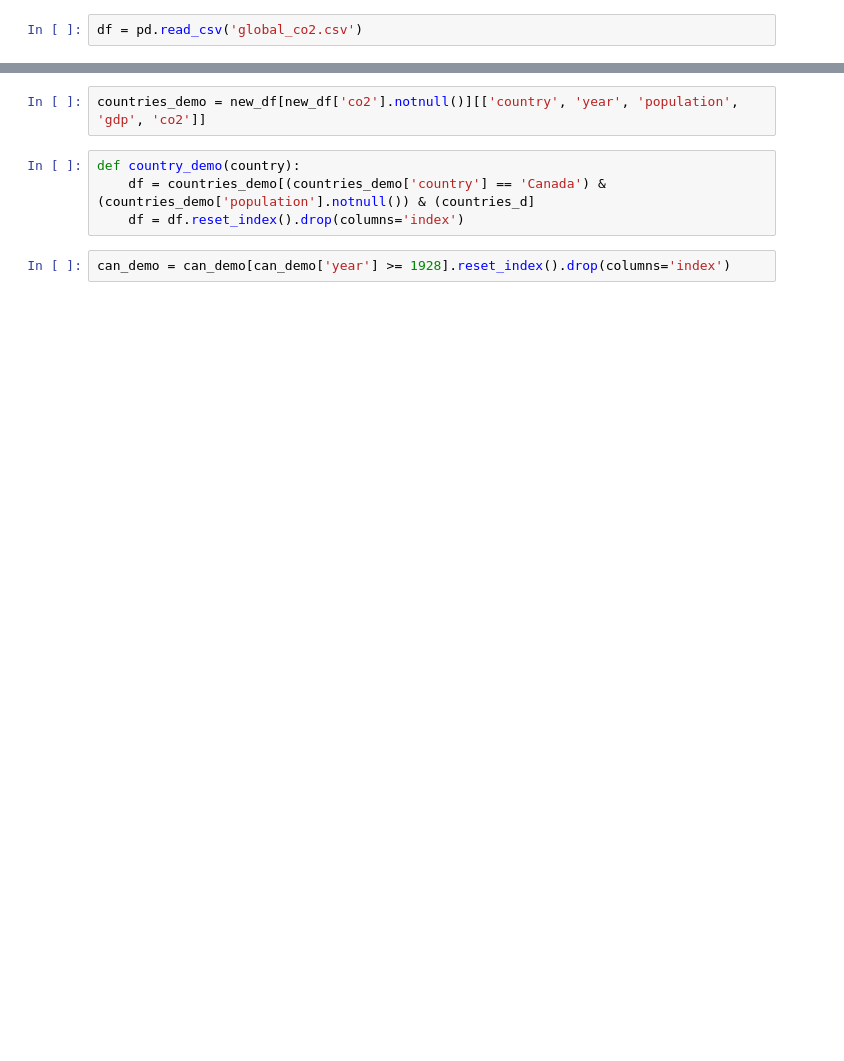
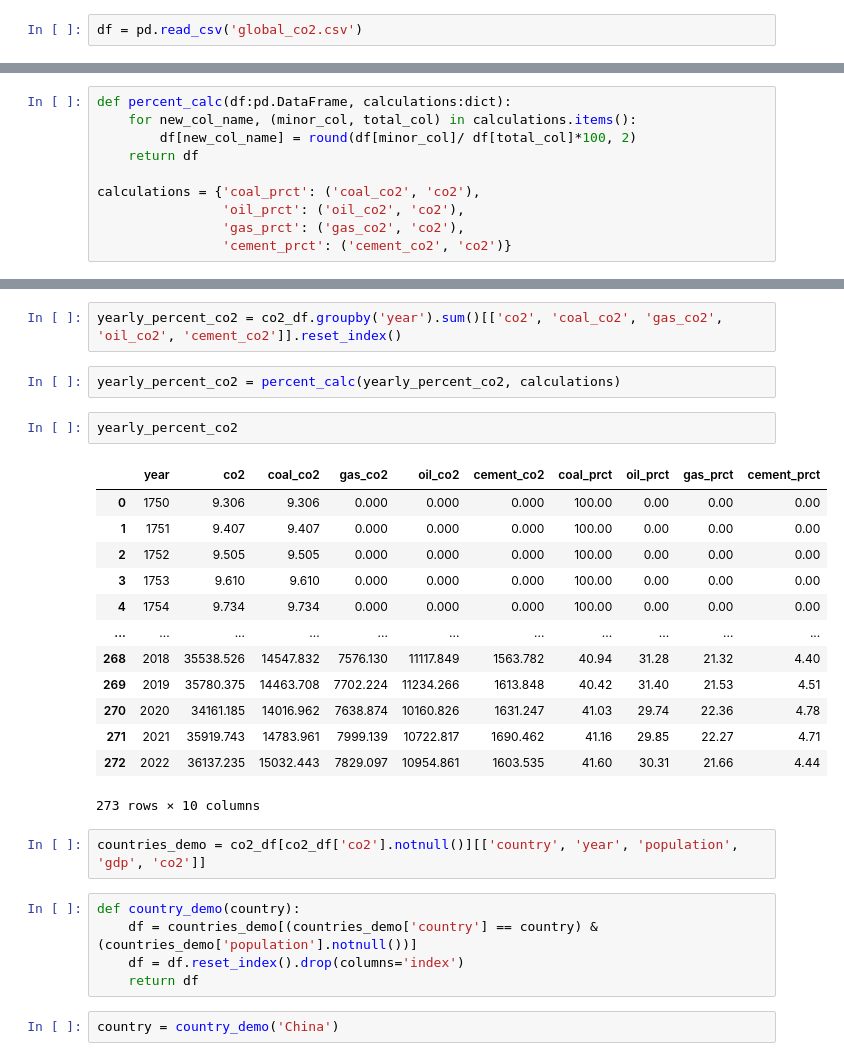
Before and after one commit to Kanustu/world_co2, a Jupyter notebook: world_co2_exp.ipynb, the cells around one changed output, grey strips where cells are left out. Drawn from its saved outputs; the diff is of its cells as text; blank space fills up the shorter version.

```diff
--- a/world_co2_exp.ipynb
+++ b/world_co2_exp.ipynb
@@ -65,0 +99,10 @@ cumulitive_co2('bottom', 10)
+# %%
+def percent_calc(df:pd.DataFrame, calculations:dict):
+    for new_col_name, (minor_col, total_col) in calculations.items():
+        df[new_col_name] = round(df[minor_col]/ df[total_col]*100, 2)
+    return df
+
+calculations = {'coal_prct': ('coal_co2', 'co2'),
+                'oil_prct': ('oil_co2', 'co2'),
+                'gas_prct': ('gas_co2', 'co2'),
+                'cement_prct': ('cement_co2', 'co2')}
@@ -156,9 +264,30 @@ co2_prct_country[co2_prct_country['country'] == 'China']
+# %%
+yearly_percent_co2 = co2_df.groupby('year').sum()[['co2', 'coal_co2', 'gas_co2', 'oil_co2', 'cement_co2']].reset_index()
+# %%
+yearly_percent_co2 = percent_calc(yearly_percent_co2, calculations)
+# %%
+yearly_percent_co2
+# %% [output]
+|  | year | co2 | coal_co2 | gas_co2 | oil_co2 | cement_co2 | coal_prct | oil_prct | gas_prct | cement_prct |
+| 0 | 1750 | 9.306 | 9.306 | 0.000 | 0.000 | 0.000 | 100.00 | 0.00 | 0.00 | 0.00 |
+| 1 | 1751 | 9.407 | 9.407 | 0.000 | 0.000 | 0.000 | 100.00 | 0.00 | 0.00 | 0.00 |
+| 2 | 1752 | 9.505 | 9.505 | 0.000 | 0.000 | 0.000 | 100.00 | 0.00 | 0.00 | 0.00 |
+| 3 | 1753 | 9.610 | 9.610 | 0.000 | 0.000 | 0.000 | 100.00 | 0.00 | 0.00 | 0.00 |
+| 4 | 1754 | 9.734 | 9.734 | 0.000 | 0.000 | 0.000 | 100.00 | 0.00 | 0.00 | 0.00 |
+| ... | ... | ... | ... | ... | ... | ... | ... | ... | ... | ... |
+| 268 | 2018 | 35538.526 | 14547.832 | 7576.130 | 11117.849 | 1563.782 | 40.94 | 31.28 | 21.32 | 4.40 |
+| 269 | 2019 | 35780.375 | 14463.708 | 7702.224 | 11234.266 | 1613.848 | 40.42 | 31.40 | 21.53 | 4.51 |
+| 270 | 2020 | 34161.185 | 14016.962 | 7638.874 | 10160.826 | 1631.247 | 41.03 | 29.74 | 22.36 | 4.78 |
+| 271 | 2021 | 35919.743 | 14783.961 | 7999.139 | 10722.817 | 1690.462 | 41.16 | 29.85 | 22.27 | 4.71 |
+| 272 | 2022 | 36137.235 | 15032.443 | 7829.097 | 10954.861 | 1603.535 | 41.60 | 30.31 | 21.66 | 4.44 |
+273 rows × 10 columns
 # %%
-countries_demo = new_df[new_df['co2'].notnull()][['country', 'year', 'population', 'gdp', 'co2']]
+countries_demo = co2_df[co2_df['co2'].notnull()][['country', 'year', 'population', 'gdp', 'co2']]
 # %%
 def country_demo(country):
-    df = countries_demo[(countries_demo['country'] == 'Canada') & (countries_demo['population'].notnull()) & (countries_d]
+    df = countries_demo[(countries_demo['country'] == country) & (countries_demo['population'].notnull())]
     df = df.reset_index().drop(columns='index')
+    return df
-# %%
-can_demo = can_demo[can_demo['year'] >= 1928].reset_index().drop(columns='index')
+# %%
+country = country_demo('China')
 # %%
```
Also changed, not shown: parts of 25 cells of this notebook.
